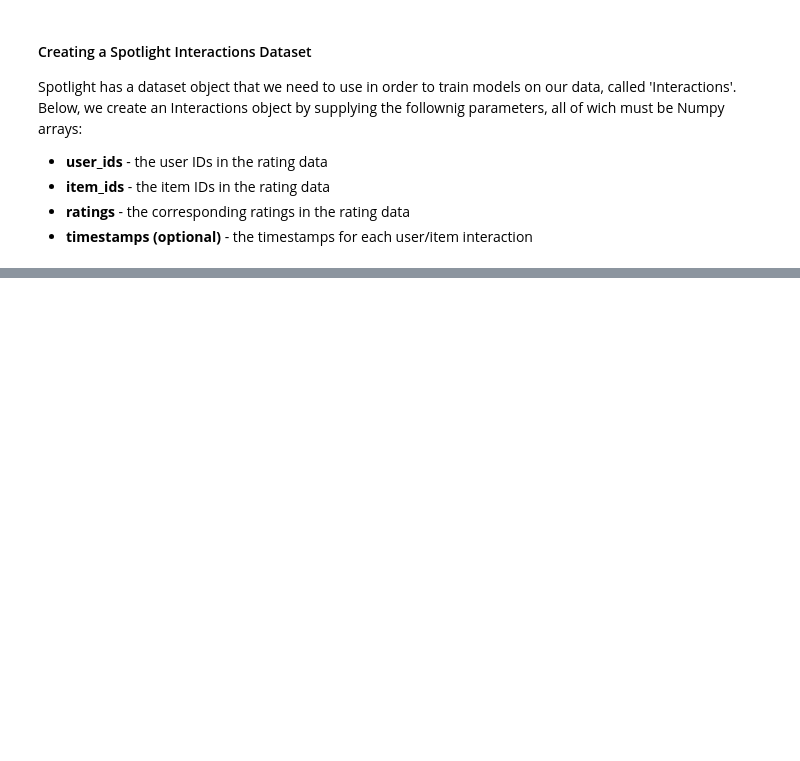
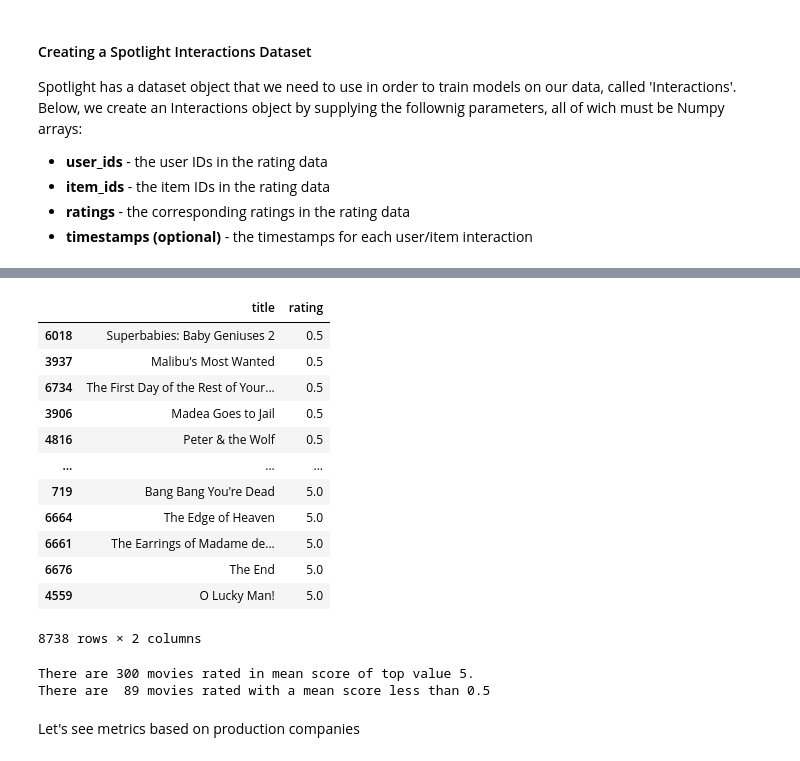
Before and after one commit to ADS-2023-FR1/Agile-Data-Science-Project-FR1, a Jupyter notebook: Data/initial_metrics_data.ipynb, the cells around one changed output, grey strips where cells are left out. Cells and saved outputs as stored; diff of their text form; code cells hidden in the pictures; blank space fills up the shorter version.

```diff
--- a/Data/initial_metrics_data.ipynb
+++ b/Data/initial_metrics_data.ipynb
@@ -142,0 +257,27 @@ dataset = Interactions(user_ids= ratings_data['userId'].values,
+# %%
+# Sort the DataFrame by mean rating (optional but recommended)
+mean_ratings = mean_ratings.sort_values(by='rating')
+mean_ratings
+# %% [output]
+|  | title | rating |
+| 6018 | Superbabies: Baby Geniuses 2 | 0.5 |
+| 3937 | Malibu's Most Wanted | 0.5 |
+| 6734 | The First Day of the Rest of Your... | 0.5 |
+| 3906 | Madea Goes to Jail | 0.5 |
+| 4816 | Peter & the Wolf | 0.5 |
+| ... | ... | ... |
+| 719 | Bang Bang You're Dead | 5.0 |
+| 6664 | The Edge of Heaven | 5.0 |
+| 6661 | The Earrings of Madame de... | 5.0 |
+| 6676 | The End | 5.0 |
+| 4559 | O Lucky Man! | 5.0 |
+8738 rows × 2 columns
+# %%
+print('There are',len(mean_ratings[mean_ratings['rating'] == 5]), 'movies rated in mean score of top value 5.')
+
+print('There are ', len(mean_ratings[mean_ratings['rating'] <= 0.5]), 'movies rated with a mean score less than 0.5')
+# %% [output]
+There are 300 movies rated in mean score of top value 5.
+There are  89 movies rated with a mean score less than 0.5
+# %% [markdown]
+Let's see metrics based on production companies
```
Also changed, not shown: parts of 13 cells of this notebook.
